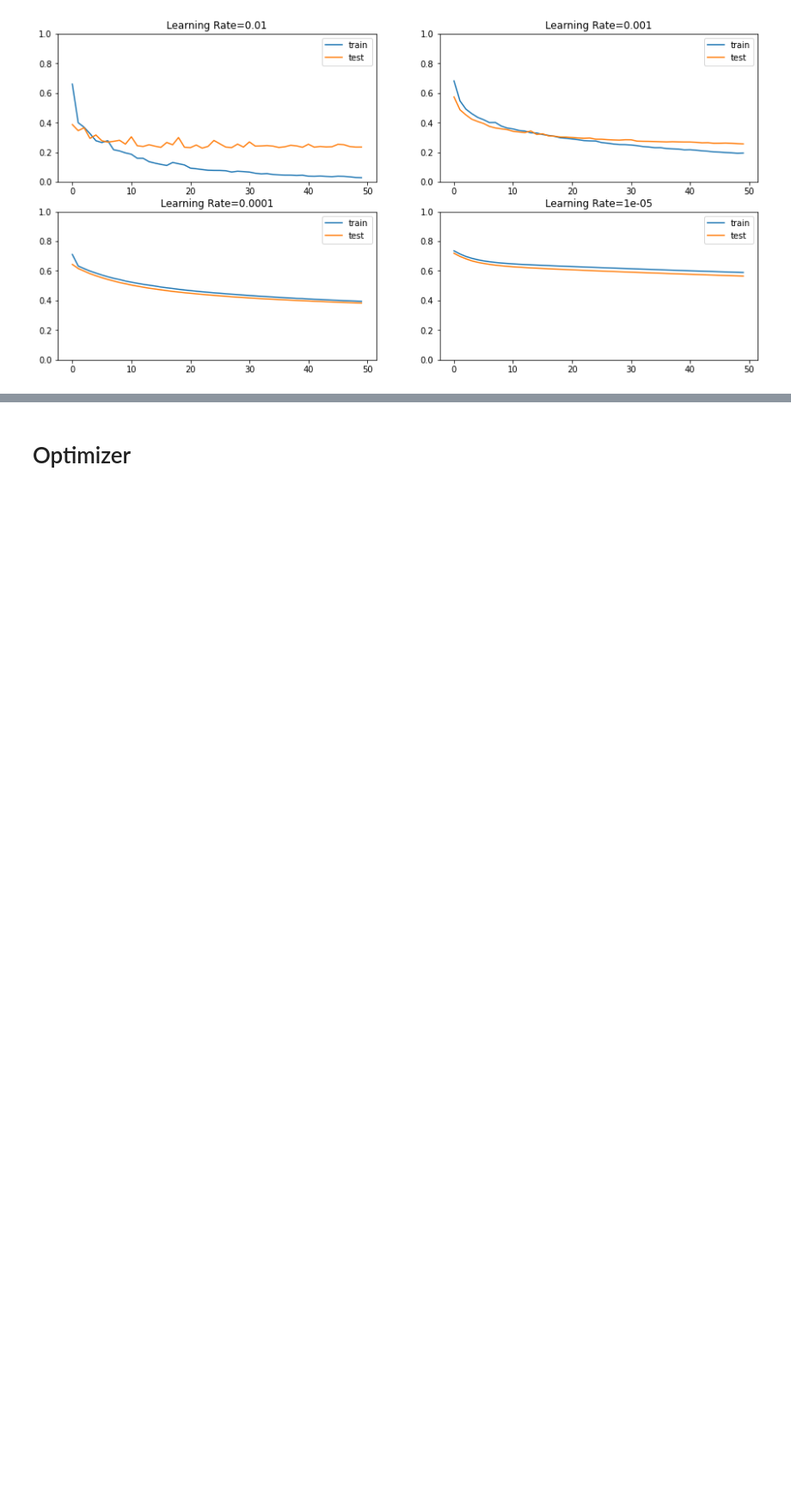
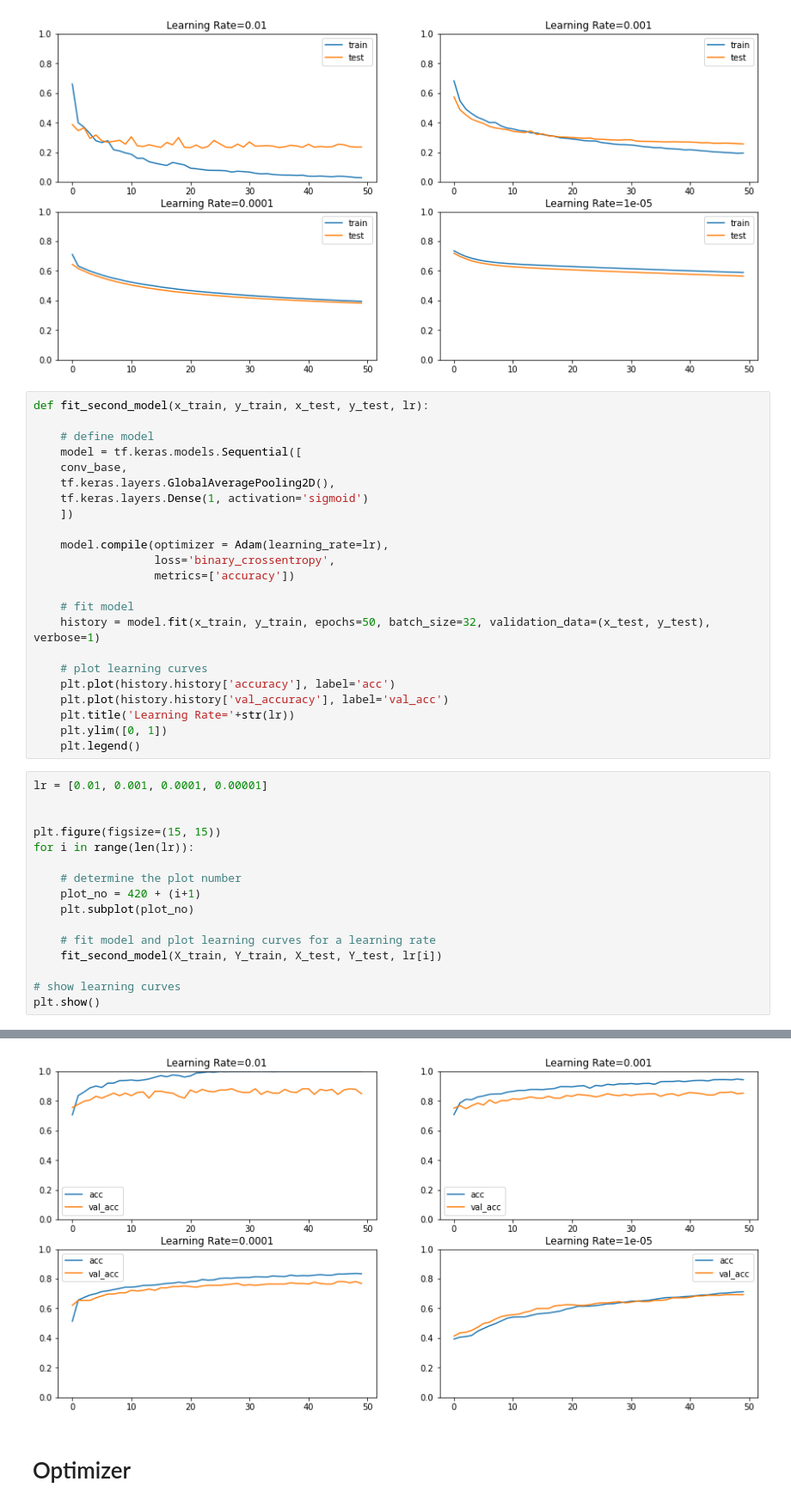
Before and after one commit to torotoro21/GLAUCOMA-DETECTION, a Jupyter notebook: Experiment_Hyperparameters_in_MobileNetV2Glaucoma.ipynb, the cells around one changed output, grey strips where cells are left out. Shown at 86% size. Cells and saved outputs as stored; diff of their text form; blank space fills up the shorter version.

```diff
--- a/Experiment_Hyperparameters_in_MobileNetV2Glaucoma.ipynb
+++ b/Experiment_Hyperparameters_in_MobileNetV2Glaucoma.ipynb
@@ -286,3 +402,43 @@ Epoch 49/50
 Epoch 50/50
 30/30 [==============================] - 2s 57ms/step - loss: 0.5888 - accuracy: 0.7066 - val_loss: 0.5644 - val_accuracy: 0.7131
 [figure]
+# %%
+def fit_second_model(x_train, y_train, x_test, y_test, lr):
+
+    # define model
+    model = tf.keras.models.Sequential([
+    conv_base,
+    tf.keras.layers.GlobalAveragePooling2D(),
+    tf.keras.layers.Dense(1, activation='sigmoid')
+    ])
+
+    model.compile(optimizer = Adam(learning_rate=lr),
+                  loss='binary_crossentropy',
+                  metrics=['accuracy'])
+
+    # fit model
+    history = model.fit(x_train, y_train, epochs=50, batch_size=32, validation_data=(x_test, y_test), verbose=1)
+
+    # plot learning curves
+    plt.plot(history.history['accuracy'], label='acc')
+    plt.plot(history.history['val_accuracy'], label='val_acc')
+    plt.title('Learning Rate='+str(lr))
+    plt.ylim([0, 1])
+    plt.legend()
+# %%
+lr = [0.01, 0.001, 0.0001, 0.00001]
+
+
+plt.figure(figsize=(15, 15))
+for i in range(len(lr)):
+
+    # determine the plot number
+    plot_no = 420 + (i+1)
+    plt.subplot(plot_no)
+
+    # fit model and plot learning curves for a learning rate
+    fit_second_model(X_train, Y_train, X_test, Y_test, lr[i])
+
+# show learning curves
+plt.show()
+# %% [output]
@@ -289,3 +462,4 @@ Epoch 50/50
+[figure, added]
 # %% [markdown]
 # Optimizer
 # %%
```
Also changed, not shown: parts of 29 cells of this notebook.
